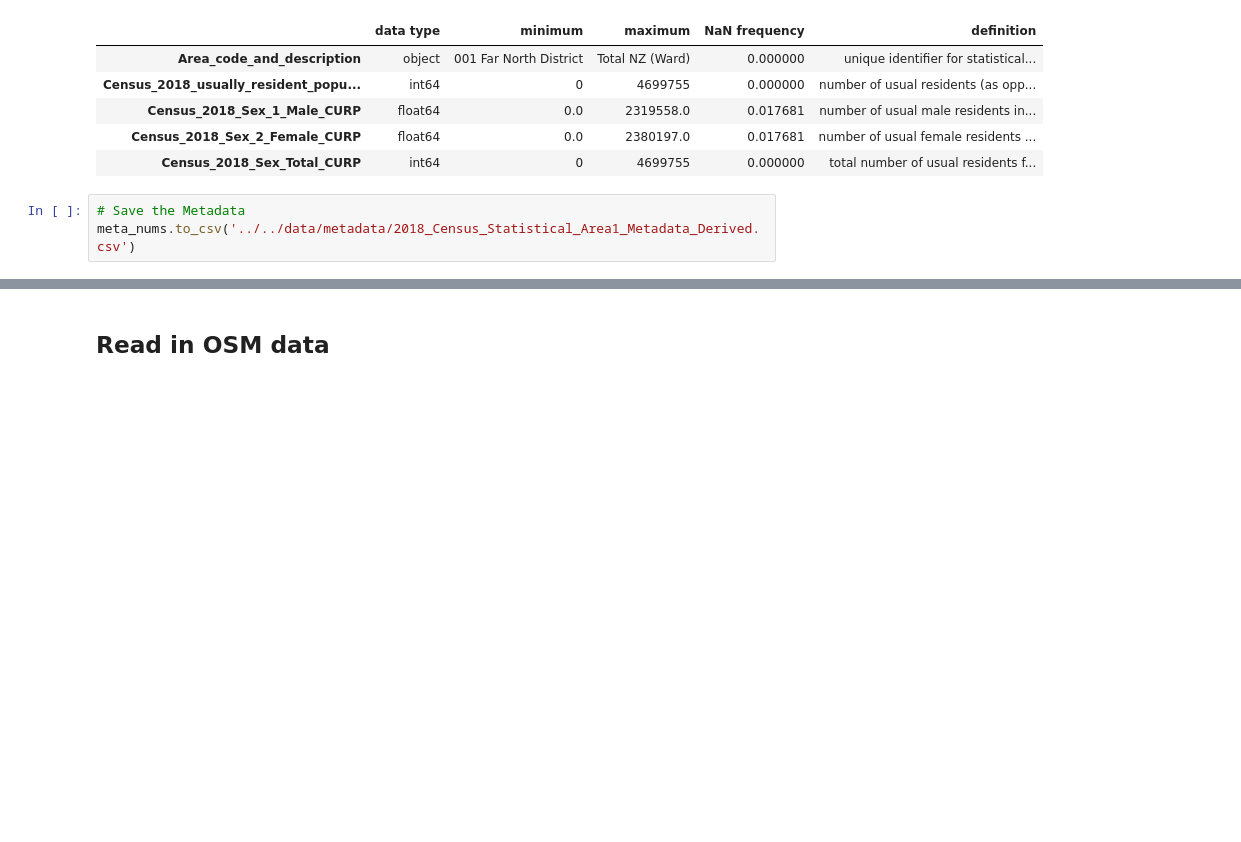
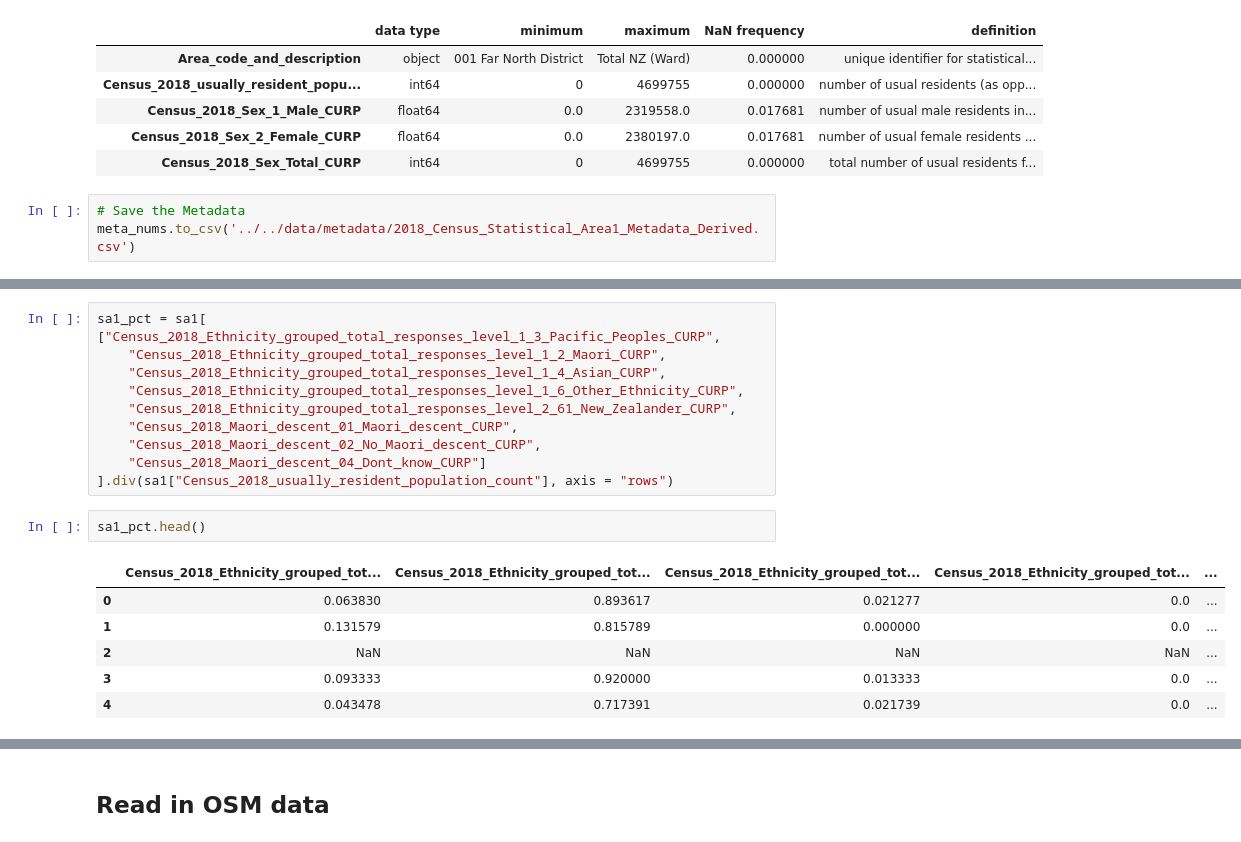
Before and after one commit to gsokolow/Flooding-and-Healthcare-2024, a Jupyter notebook: procedure/code/01-Jupyter_notebook.ipynb, the cells around one changed output, grey strips where cells are left out. Cells and saved outputs as stored; diff of their text form; blank space fills up the shorter version.

```diff
--- a/procedure/code/01-Jupyter_notebook.ipynb
+++ b/procedure/code/01-Jupyter_notebook.ipynb
@@ -186,0 +200,20 @@ meta_nums.to_csv('../../data/metadata/2018_Census_Statistical_Area1_Metadata_Der
+# %%
+sa1_pct = sa1[
+["Census_2018_Ethnicity_grouped_total_responses_level_1_3_Pacific_Peoples_CURP",
+    "Census_2018_Ethnicity_grouped_total_responses_level_1_2_Maori_CURP",
+    "Census_2018_Ethnicity_grouped_total_responses_level_1_4_Asian_CURP",
+    "Census_2018_Ethnicity_grouped_total_responses_level_1_6_Other_Ethnicity_CURP",
+    "Census_2018_Ethnicity_grouped_total_responses_level_2_61_New_Zealander_CURP",
+    "Census_2018_Maori_descent_01_Maori_descent_CURP",
+    "Census_2018_Maori_descent_02_No_Maori_descent_CURP",
+    "Census_2018_Maori_descent_04_Dont_know_CURP"]
+].div(sa1["Census_2018_usually_resident_population_count"], axis = "rows")
+# %%
+sa1_pct.head()
+# %% [output]
+|  | Census_2018_Ethnicity_grouped_tot... | Census_2018_Ethnicity_grouped_tot... | Census_2018_Ethnicity_grouped_tot... | Census_2018_Ethnicity_grouped_tot... | ... |
+| 0 | 0.063830 | 0.893617 | 0.021277 | 0.0 | ... |
+| 1 | 0.131579 | 0.815789 | 0.000000 | 0.0 | ... |
+| 2 | NaN | NaN | NaN | NaN | ... |
+| 3 | 0.093333 | 0.920000 | 0.013333 | 0.0 | ... |
+| 4 | 0.043478 | 0.717391 | 0.021739 | 0.0 | ... |
```
Also changed, not shown: parts of 9 cells of this notebook.
